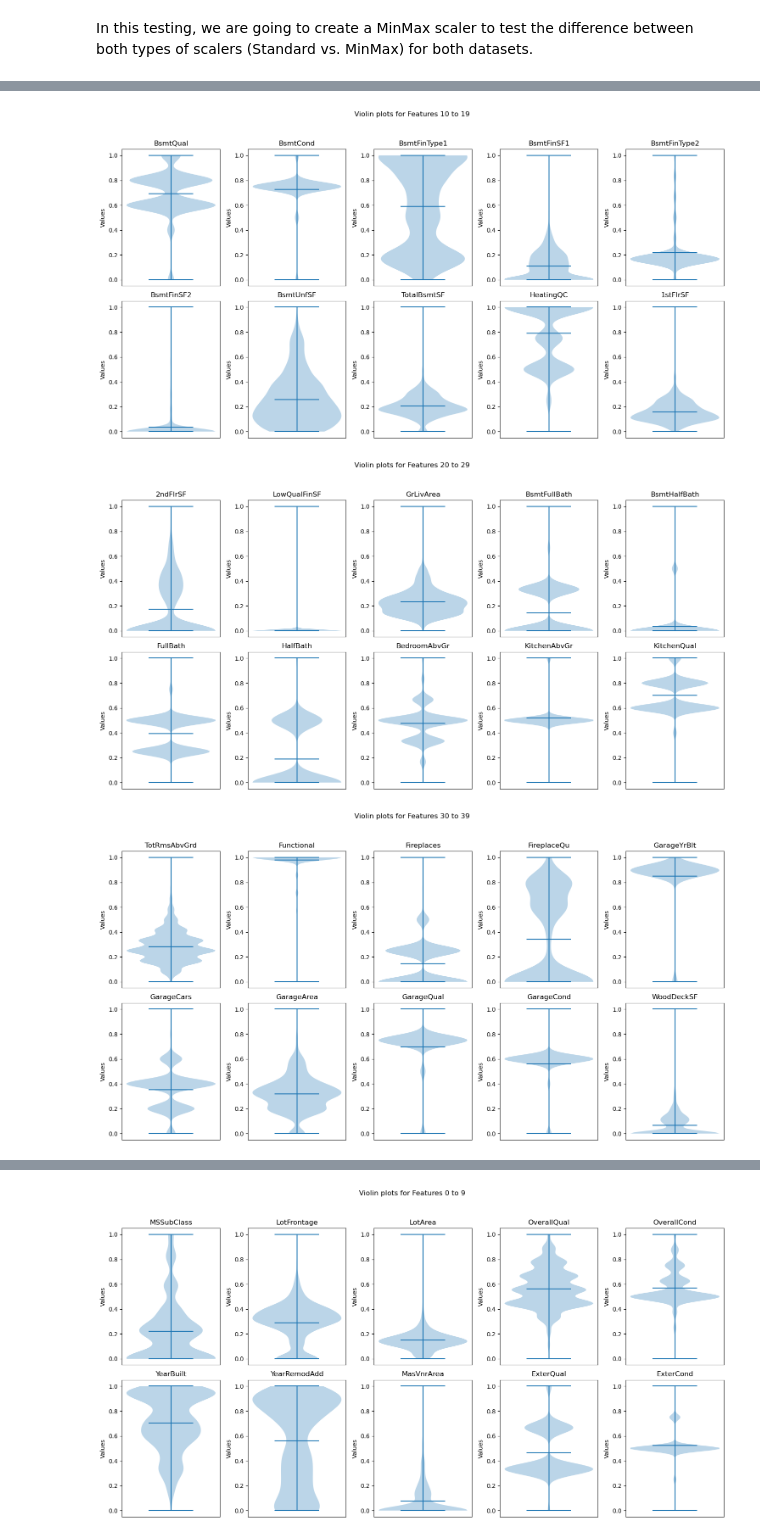
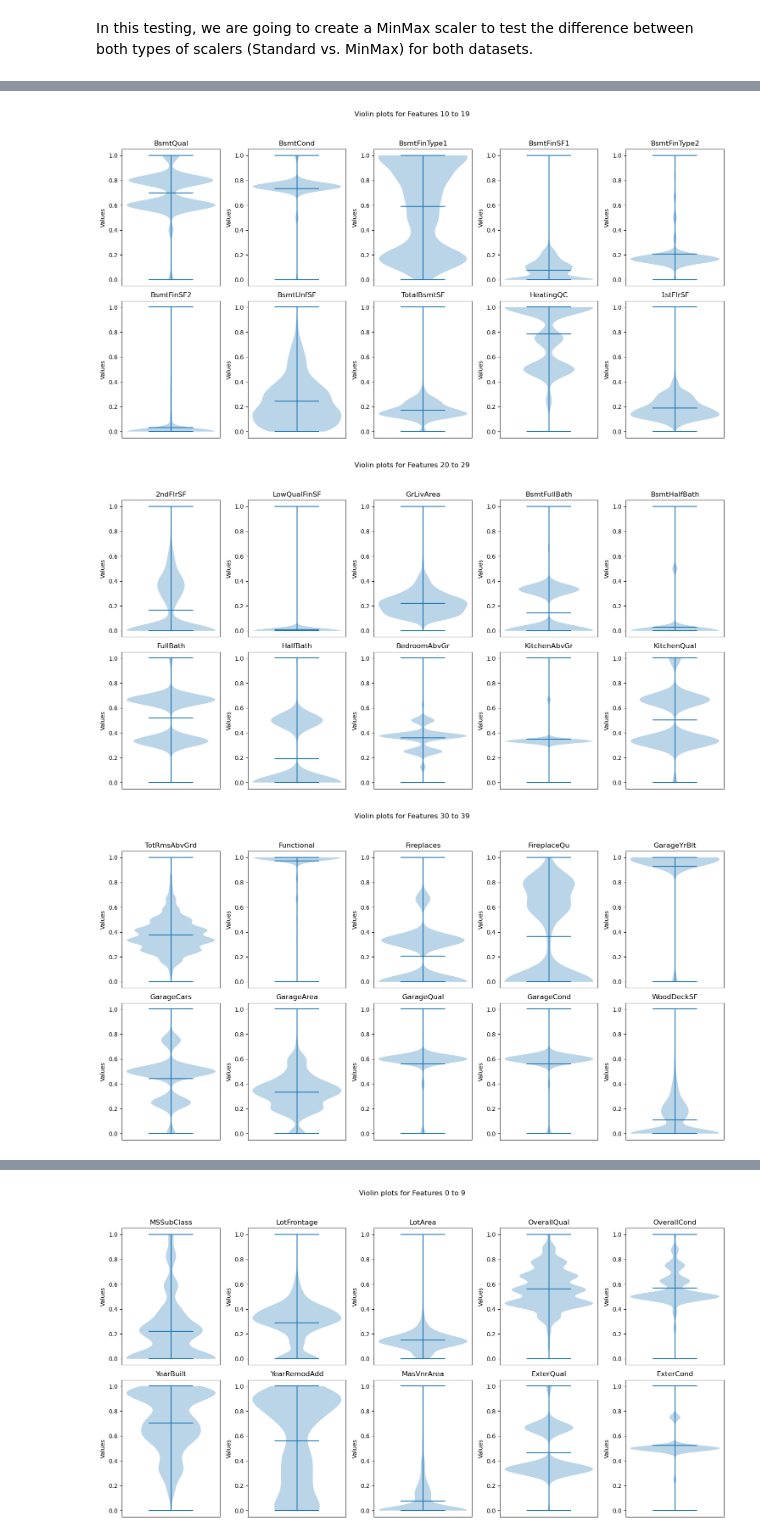
Before and after one commit to Thet-Wai-123/Capstone-Project, a Jupyter notebook: House Prices Regression.ipynb, the cells around one changed output, grey strips where cells are left out. Cells and saved outputs as stored; diff of their text form; code cells hidden in the pictures.

```diff
--- a/House Prices Regression.ipynb
+++ b/House Prices Regression.ipynb
@@ -415,7 +415,7 @@ num_figures = len(scaled_df_Standard_training.columns[0:42]) // 10
 for i in range(num_figures):
     start_col = i * 10
     end_col = start_col + 10
-    chunk = scaled_df_MinMax_testing.iloc[:, start_col:end_col]
+    chunk = scaled_df_Standard_training.iloc[:, start_col:end_col]
 
     plt.figure(figsize = (15,8))
     for j, column in enumerate(chunk.columns):
@@ -457,7 +457,7 @@ num_figures = len(scaled_df_Standard_testing.columns[0:42]) // 10
 for i in range(num_figures):
     start_col = i * 10
     end_col = start_col + 10
-    chunk = scaled_df_MinMax_testing.iloc[:, start_col:end_col]
+    chunk = scaled_df_Standard_testing.iloc[:, start_col:end_col]
 
     plt.figure(figsize = (15,8))
     for j, column in enumerate(chunk.columns):
@@ -500,7 +500,7 @@ num_figures = len(scaled_df_MinMax_training.columns[0:42]) // 10
 for i in range(num_figures):
     start_col = i * 10
     end_col = start_col + 10
-    chunk = scaled_df_MinMax_testing.iloc[:, start_col:end_col]
+    chunk = scaled_df_MinMax_training.iloc[:, start_col:end_col]
 
     plt.figure(figsize = (15,8))
     for j, column in enumerate(chunk.columns):
@@ -517,6 +517,6 @@ for i in range(num_figures):
-[figure, old version]
+[figure, new version]
-[figure, old version]
+[figure, new version]
-[figure, old version]
+[figure, new version]
 # %%
 columns_to_scaler_MinMax_testing = df_converted_testing.drop(columns=['Id'])
 
```
Also changed, not shown: parts of 20 cells of this notebook, 2 other files.
